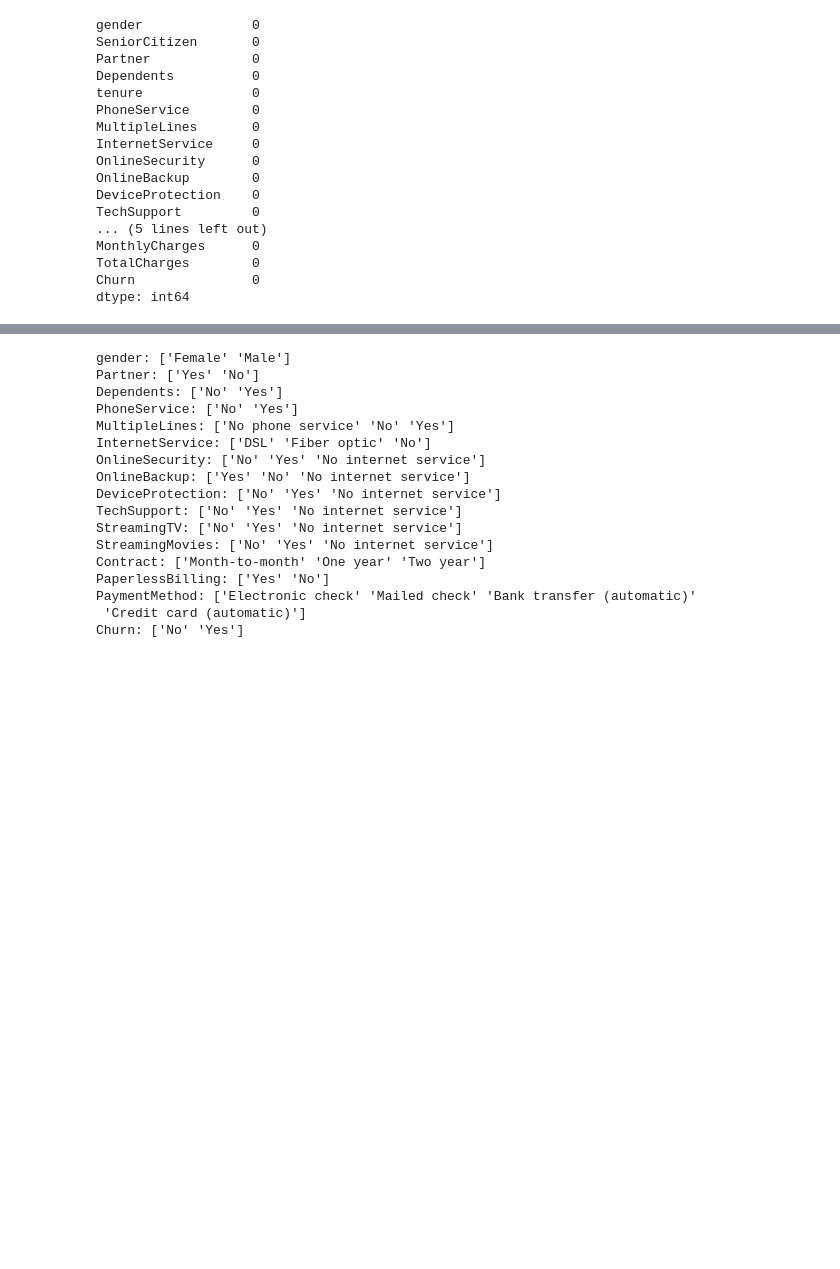
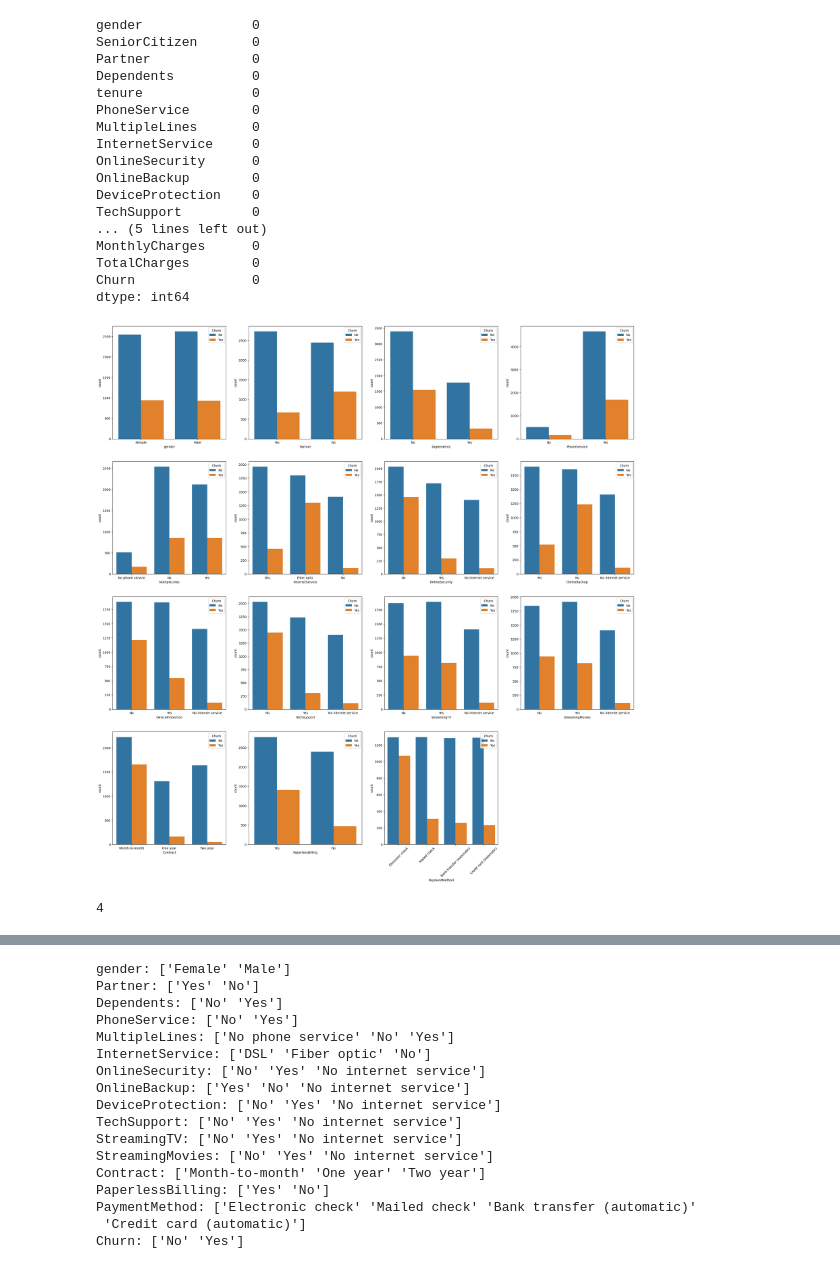
Before and after one commit to itssingh14/customer_churn_prediction, a Jupyter notebook: notebook.ipynb, the cells around one changed output, grey strips where cells are left out. Cells and saved outputs as stored; diff of their text form; code cells hidden in the pictures; blank space fills up the shorter version.

```diff
--- a/notebook.ipynb
+++ b/notebook.ipynb
@@ -65,0 +74,18 @@ for i in dataset.columns:
+# %%
+categorical_columns = dataset.select_dtypes(include=['object']).columns.tolist()
+numerical_columns = [col for col in dataset.columns if col not in categorical_columns]
+# %%
+plt.figure(figsize=(30, 30))
+for index, col in enumerate(categorical_columns):
+    if col != 'Churn':
+        plt.subplot(4, 4, index+1)
+        sns.countplot(data=dataset, x=col, hue='Churn')
+        if(len(dataset[col].unique()) > 3):
+            plt.xticks(rotation=45)
+plt.show()
+# %% [output]
+[figure, added]
+# %%
+len(numerical_columns)
+# %% [output]
+4
```
Also changed, not shown: parts of 29 cells of this notebook, 6 other files.
